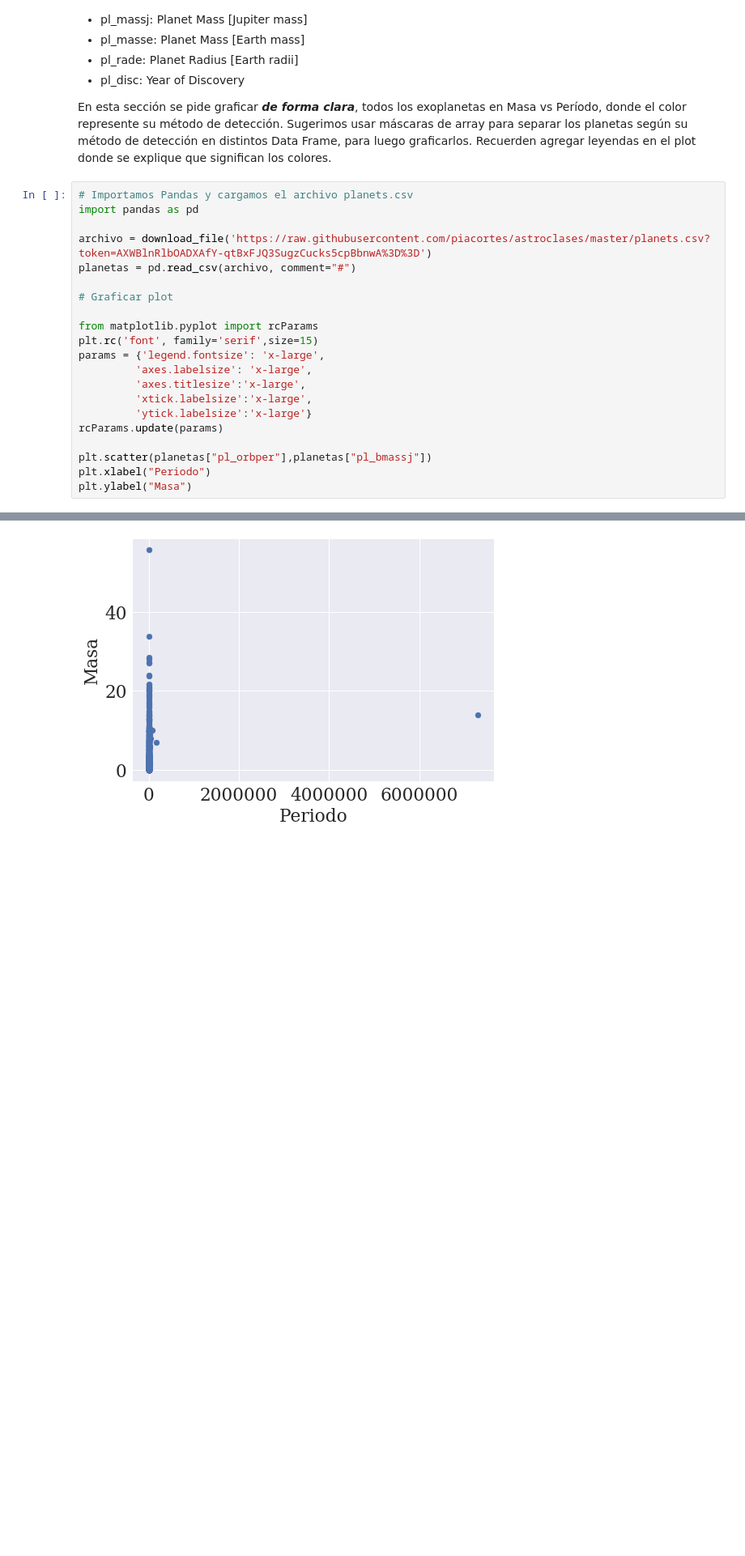
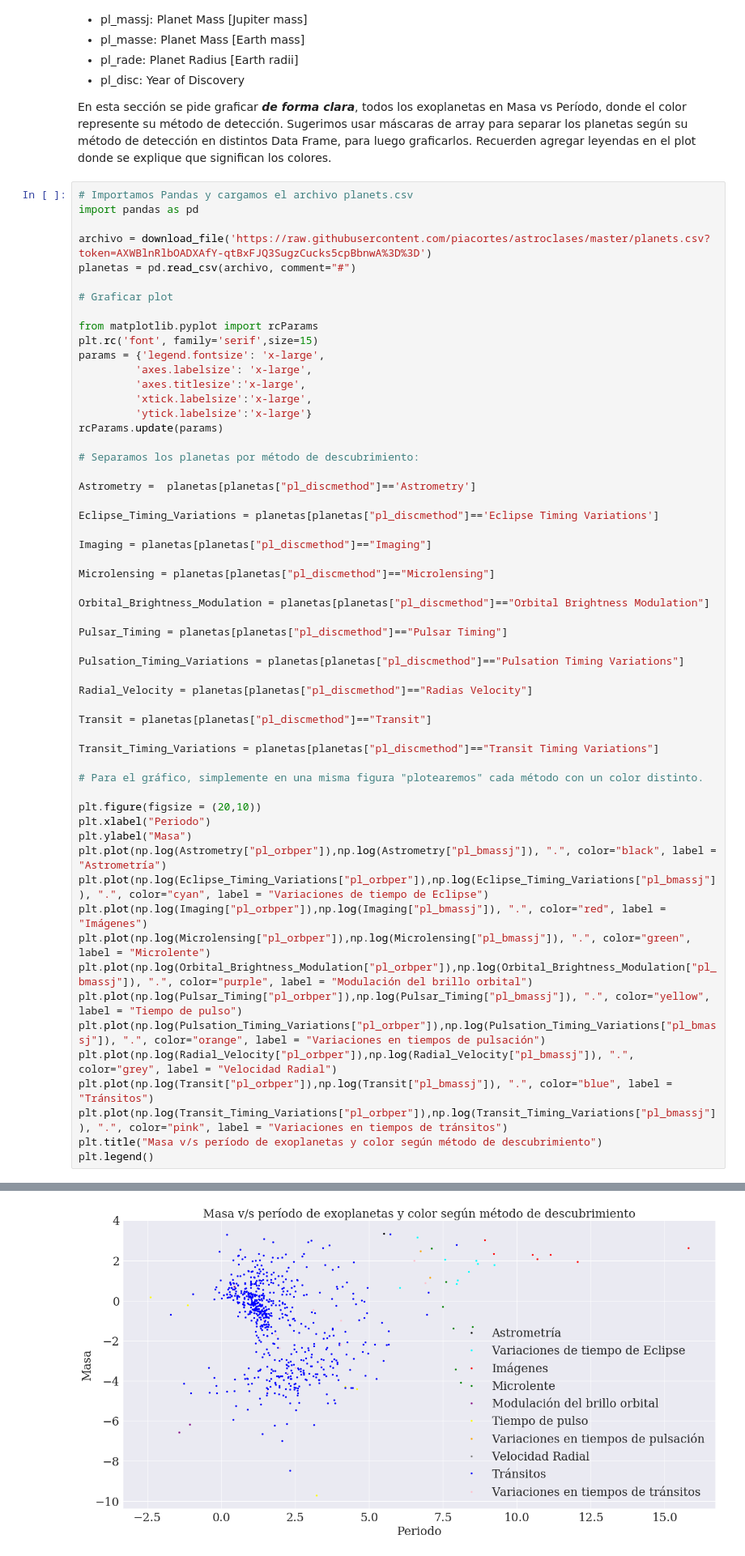
Before and after one commit to franciscourbina/minitarea3, a Jupyter notebook: minitarea3.ipynb, the cells around one changed output, grey strips where cells are left out. Shown at 81% size. Saved outputs shown, nothing was run; the diff lists cells and outputs as text; blank space fills up the shorter version.

```diff
--- a/minitarea3.ipynb
+++ b/minitarea3.ipynb
@@ -221,8 +221,44 @@ params = {'legend.fontsize': 'x-large',
          'ytick.labelsize':'x-large'}
 rcParams.update(params)
 
-plt.scatter(planetas["pl_orbper"],planetas["pl_bmassj"])
+# Separamos los planetas por método de descubrimiento:
+
+Astrometry =  planetas[planetas["pl_discmethod"]=='Astrometry']
+
+Eclipse_Timing_Variations = planetas[planetas["pl_discmethod"]=='Eclipse Timing Variations']
+
+Imaging = planetas[planetas["pl_discmethod"]=="Imaging"]
+
+Microlensing = planetas[planetas["pl_discmethod"]=="Microlensing"]
+
+Orbital_Brightness_Modulation = planetas[planetas["pl_discmethod"]=="Orbital Brightness Modulation"]
+
+Pulsar_Timing = planetas[planetas["pl_discmethod"]=="Pulsar Timing"]
+
+Pulsation_Timing_Variations = planetas[planetas["pl_discmethod"]=="Pulsation Timing Variations"]
+
+Radial_Velocity = planetas[planetas["pl_discmethod"]=="Radias Velocity"]
+
+Transit = planetas[planetas["pl_discmethod"]=="Transit"]
+
+Transit_Timing_Variations = planetas[planetas["pl_discmethod"]=="Transit Timing Variations"]
+
+# Para el gráfico, simplemente en una misma figura "plotearemos" cada método con un color distinto.
+
+plt.figure(figsize = (20,10))
 plt.xlabel("Periodo")
 plt.ylabel("Masa")
+plt.plot(np.log(Astrometry["pl_orbper"]),np.log(Astrometry["pl_bmassj"]), ".", color="black", label = "Astrometría")
+plt.plot(np.log(Eclipse_Timing_Variations["pl_orbper"]),np.log(Eclipse_Timing_Variations["pl_bmassj"]), ".", color="cyan", label = "Variaciones de tiempo de Eclipse")
+plt.plot(np.log(Imaging["pl_orbper"]),np.log(Imaging["pl_bmassj"]), ".", color="red", label = "Imágenes")
+plt.plot(np.log(Microlensing["pl_orbper"]),np.log(Microlensing["pl_bmassj"]), ".", color="green", label = "Microlente")
+plt.plot(np.log(Orbital_Brightness_Modulation["pl_orbper"]),np.log(Orbital_Brightness_Modulation["pl_bmassj"]), ".", color="purple", label = "Modulación del brillo orbital")
+plt.plot(np.log(Pulsar_Timing["pl_orbper"]),np.log(Pulsar_Timing["pl_bmassj"]), ".", color="yellow", label = "Tiempo de pulso")
+plt.plot(np.log(Pulsation_Timing_Variations["pl_orbper"]),np.log(Pulsation_Timing_Variations["pl_bmassj"]), ".", color="orange", label = "Variaciones en tiempos de pulsación")
+plt.plot(np.log(Radial_Velocity["pl_orbper"]),np.log(Radial_Velocity["pl_bmassj"]), ".", color="grey", label = "Velocidad Radial")
+plt.plot(np.log(Transit["pl_orbper"]),np.log(Transit["pl_bmassj"]), ".", color="blue", label = "Tránsitos")
+plt.plot(np.log(Transit_Timing_Variations["pl_orbper"]),np.log(Transit_Timing_Variations["pl_bmassj"]), ".", color="pink", label = "Variaciones en tiempos de tránsitos")
+plt.title("Masa v/s período de exoplanetas y color según método de descubrimiento")
+plt.legend()
 # %% [output]
 Downloading https://raw.githubusercontent.com/piacortes/astroclases/master/planets.csv?token=AXWBlnRlbOADXAfY-qtBxFJQ3SugzCucks5cpBbnwA%3D%3D [Done]
@@ -230,4 +266,4 @@ Text(0, 0.5, 'Masa')
-[figure, old version]
+[figure, new version]
 # %% [markdown]
 ##4. ¿Cuántos exoplanetas se han descubierto por año?
 
```
Also changed, not shown: parts of 4 cells of this notebook.
